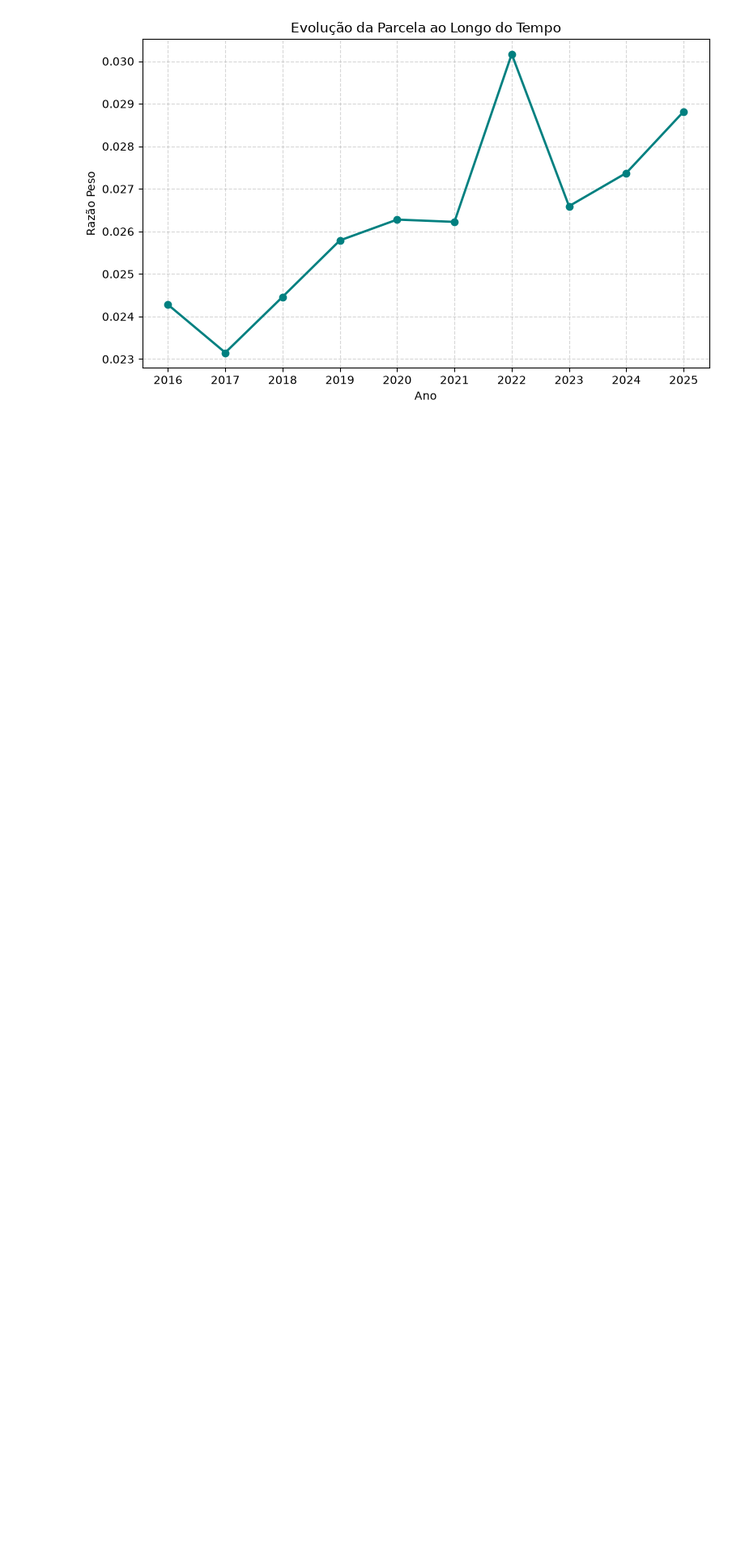
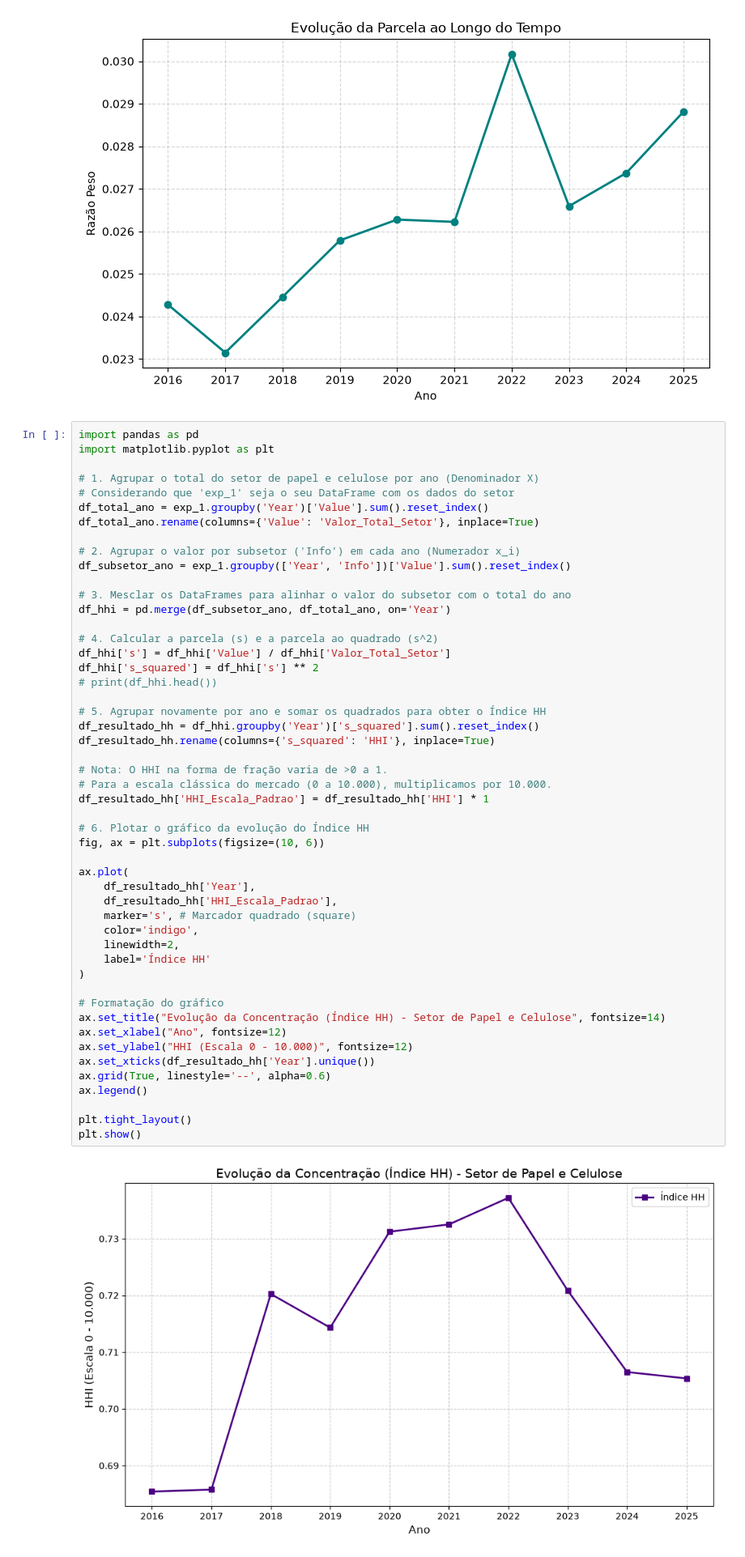
Before and after one commit to rckalil/mapeando-papel, a Jupyter notebook: indicadores.ipynb, the cells around one changed output. Shown at 81% size. Drawn from its saved outputs; the diff is of its cells as text; blank space fills up the shorter version.

```diff
--- a/indicadores.ipynb
+++ b/indicadores.ipynb
@@ -573,3 +529,55 @@ plt.tight_layout()
 plt.show()
 # %% [output]
 [figure]
+# %%
+import pandas as pd
+import matplotlib.pyplot as plt
+
+# 1. Agrupar o total do setor de papel e celulose por ano (Denominador X)
+# Considerando que 'exp_1' seja o seu DataFrame com os dados do setor
+df_total_ano = exp_1.groupby('Year')['Value'].sum().reset_index()
+df_total_ano.rename(columns={'Value': 'Valor_Total_Setor'}, inplace=True)
+
+# 2. Agrupar o valor por subsetor ('Info') em cada ano (Numerador x_i)
+df_subsetor_ano = exp_1.groupby(['Year', 'Info'])['Value'].sum().reset_index()
+
+# 3. Mesclar os DataFrames para alinhar o valor do subsetor com o total do ano
+df_hhi = pd.merge(df_subsetor_ano, df_total_ano, on='Year')
+
+# 4. Calcular a parcela (s) e a parcela ao quadrado (s^2)
+df_hhi['s'] = df_hhi['Value'] / df_hhi['Valor_Total_Setor']
+df_hhi['s_squared'] = df_hhi['s'] ** 2
+# print(df_hhi.head())
+
+# 5. Agrupar novamente por ano e somar os quadrados para obter o Índice HH
+df_resultado_hh = df_hhi.groupby('Year')['s_squared'].sum().reset_index()
+df_resultado_hh.rename(columns={'s_squared': 'HHI'}, inplace=True)
+
+# Nota: O HHI na forma de fração varia de >0 a 1.
+# Para a escala clássica do mercado (0 a 10.000), multiplicamos por 10.000.
+df_resultado_hh['HHI_Escala_Padrao'] = df_resultado_hh['HHI'] * 1
+
+# 6. Plotar o gráfico da evolução do Índice HH
+fig, ax = plt.subplots(figsize=(10, 6))
+
+ax.plot(
+    df_resultado_hh['Year'],
+    df_resultado_hh['HHI_Escala_Padrao'],
+    marker='s', # Marcador quadrado (square)
+    color='indigo',
+    linewidth=2,
+    label='Índice HH'
+)
+
+# Formatação do gráfico
+ax.set_title("Evolução da Concentração (Índice HH) - Setor de Papel e Celulose", fontsize=14)
+ax.set_xlabel("Ano", fontsize=12)
+ax.set_ylabel("HHI (Escala 0 - 10.000)", fontsize=12)
+ax.set_xticks(df_resultado_hh['Year'].unique())
+ax.grid(True, linestyle='--', alpha=0.6)
+ax.legend()
+
+plt.tight_layout()
+plt.show()
+# %% [output]
+[figure, added]
```
Also changed, not shown: parts of 5 cells of this notebook.
